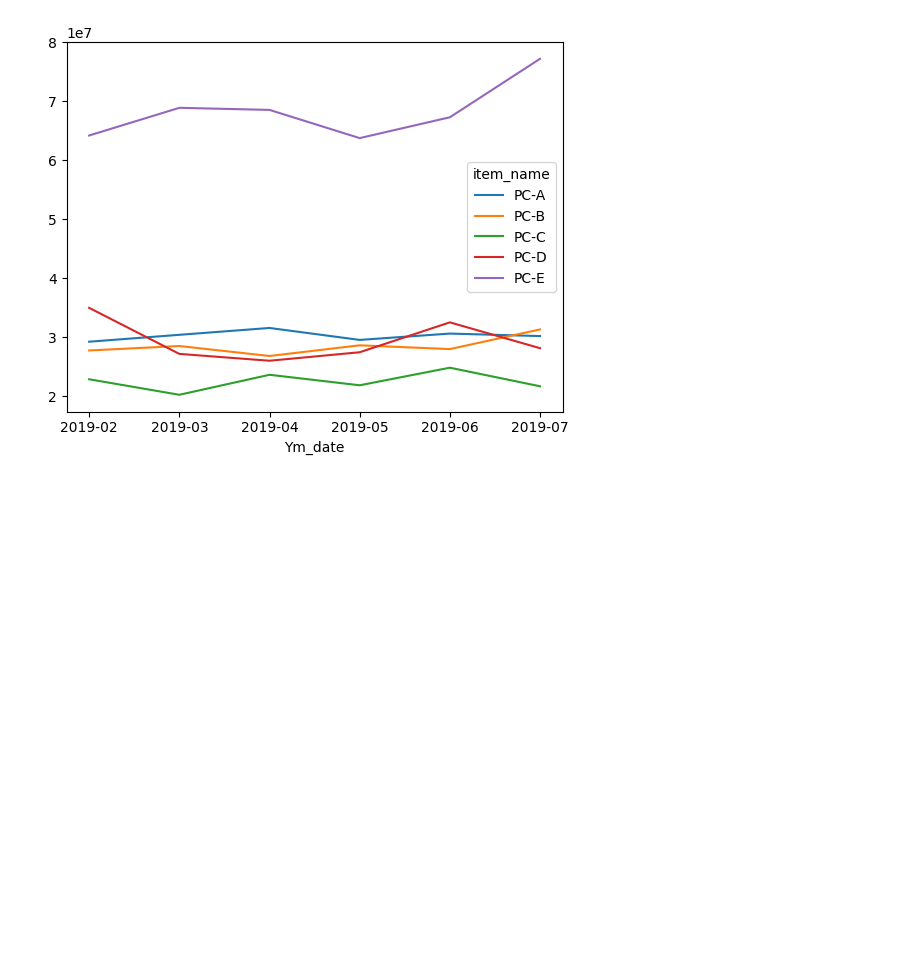
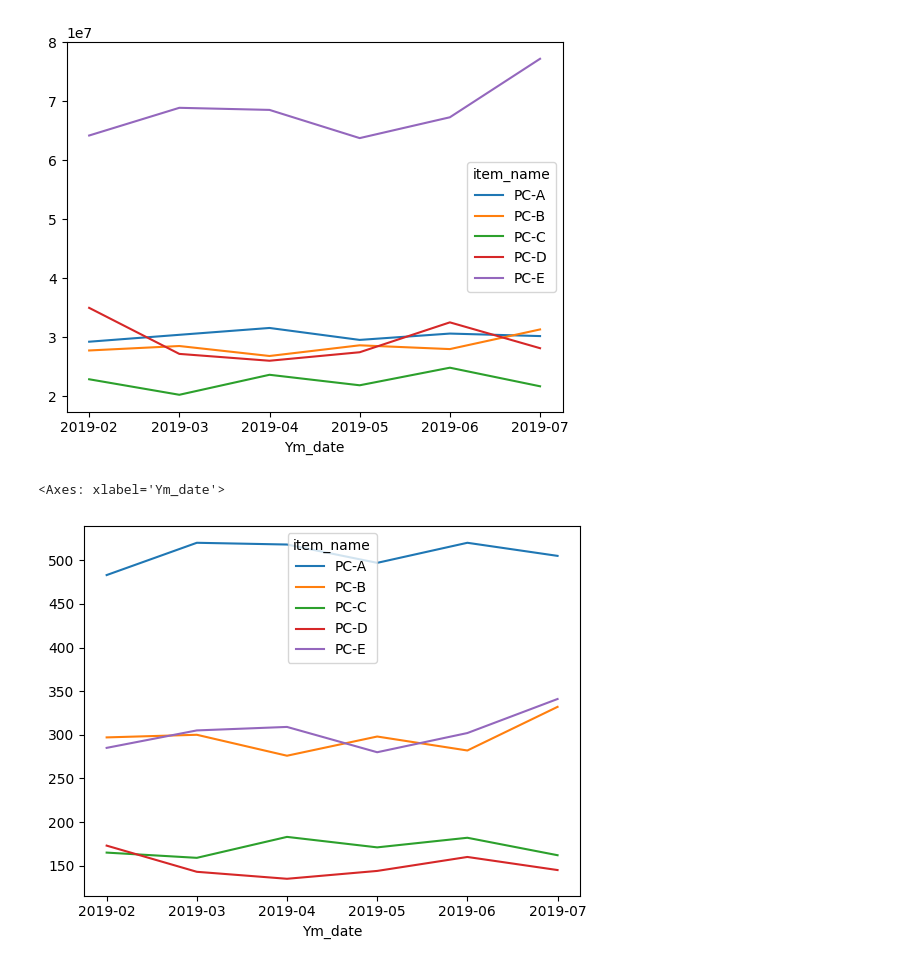
Before and after one commit to do-po/test_1, a Jupyter notebook: Project/03. 데이터 분석/04. Marketing/01. 웹에서주문수를분석/01.웹에서주문수를분석.ipynb, the cells around one changed output. Saved outputs shown, nothing was run; the diff lists cells and outputs as text; code cells hidden in the pictures; blank space fills up the shorter version.

```diff
--- a/Project/03. 데이터 분석/04. Marketing/01. 웹에서주문수를분석/01.웹에서주문수를분석.ipynb
+++ b/Project/03. 데이터 분석/04. Marketing/01. 웹에서주문수를분석/01.웹에서주문수를분석.ipynb
@@ -260,17 +264,21 @@ df_ym
 # %% [markdown]
 ### 9. 월별, 상품별로 데이터를 집계해보기
 # %%
-# groupby()로 하는 방법
+# 월별, 상품별로 매출의 합계, 상품의 수량을 표시
 
-df_ym_item = df[['Ym_date', 'item_name','price']].groupby(['Ym_date', 'item_name']).sum()
+    # groupby()로 하는 방법
+
+df_ym_item = df[['Ym_date', 'item_name','price', 'quantity']].groupby(['Ym_date', 'item_name']).sum()
 
 test = df_ym_item.unstack()
 
-# 불편해서 pivot table로 변경
+    # 불편해서 pivot table로 변경
 
-test = df.pivot_table(
+test_p = df.pivot_table(
     index = 'Ym_date',
     columns = 'item_name',
-    values = 'price',
+    values = ['price','quantity'],
     aggfunc = 'sum'
 )
+
+test_p
@@ -283,5 +301,10 @@ test.plot(kind = 'line')
 # %% [output]
 <Axes: xlabel='Ym_date'>
 [figure]
+# %%
+test_p['quantity'].plot(kind= 'line')
+# %% [output]
+<Axes: xlabel='Ym_date'>
+[figure, added]
 # %%
 # import matplotlib.pyplot as plt
```
Also changed, not shown: parts of 3 cells of this notebook.
